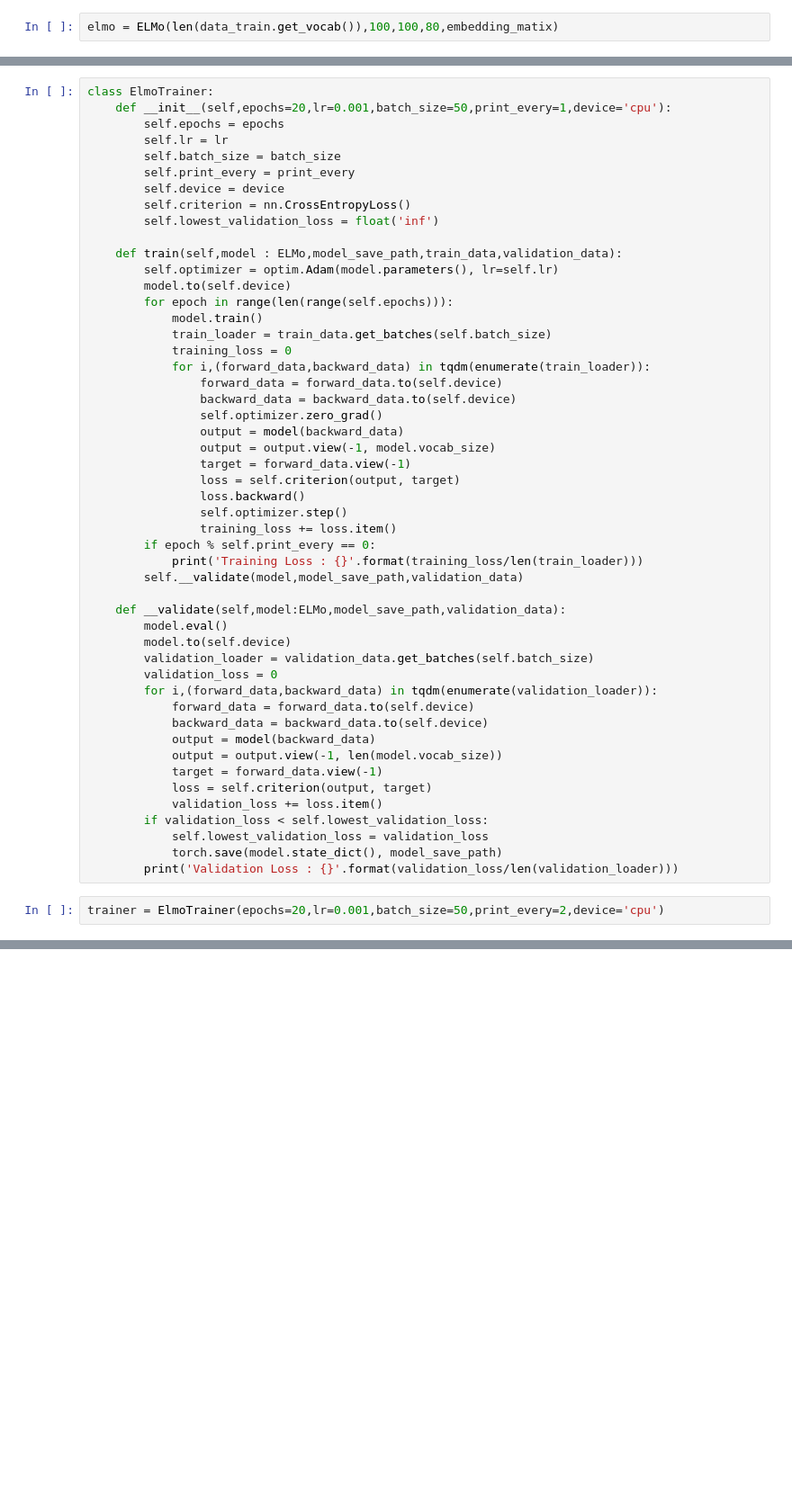
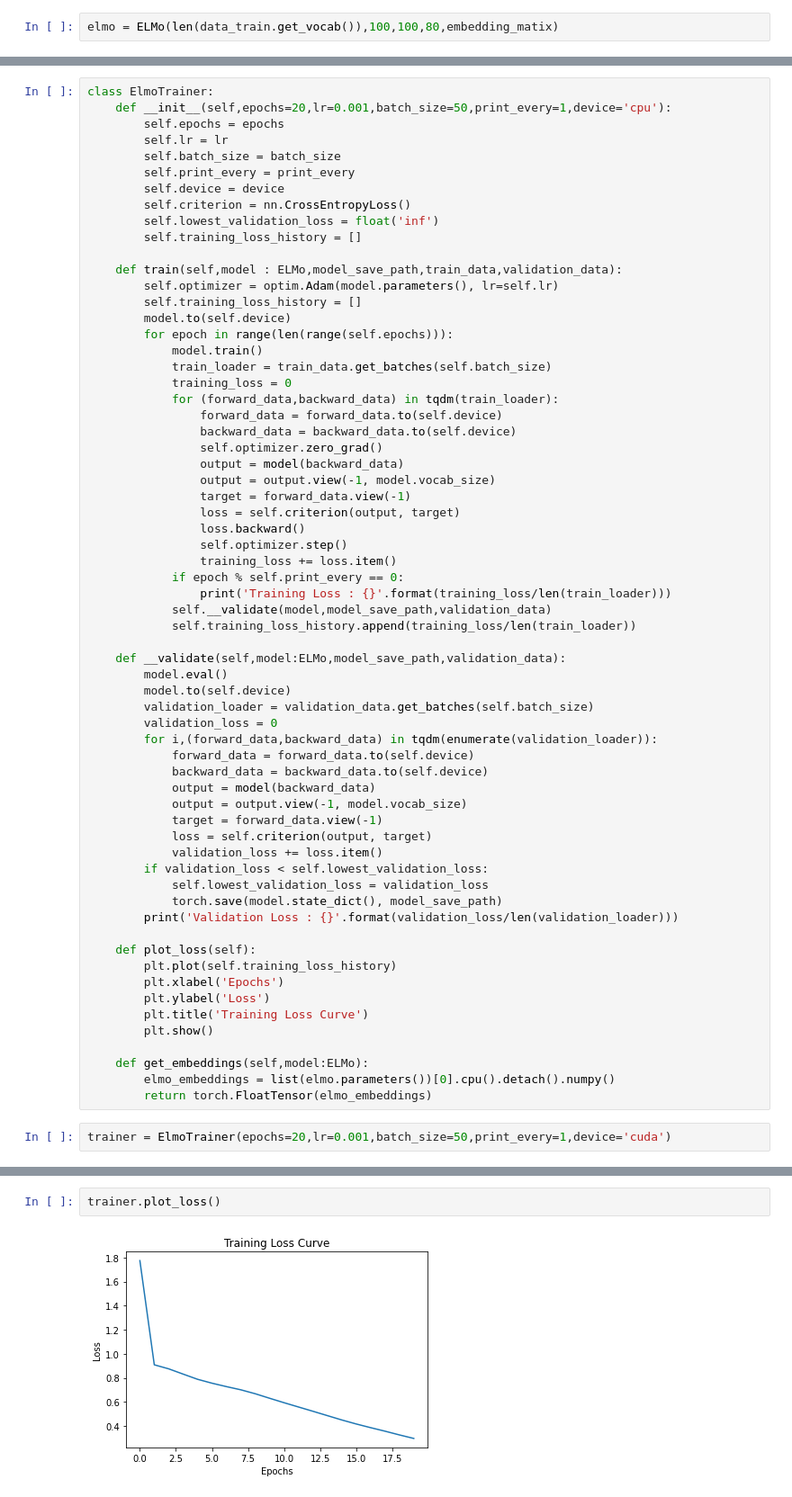
Before and after one commit to soumodiptab/Intro-to-NLP, a Jupyter notebook: assignment-4/experiment.ipynb, the cells around one changed output, grey strips where cells are left out. Shown at 90% size. Saved outputs shown, nothing was run; the diff lists cells and outputs as text; blank space fills up the shorter version.

```diff
--- a/assignment-4/experiment.ipynb
+++ b/assignment-4/experiment.ipynb
@@ -309,15 +338,17 @@ class ElmoTrainer:
         self.device = device
         self.criterion = nn.CrossEntropyLoss()
         self.lowest_validation_loss = float('inf')
+        self.training_loss_history = []
 
     def train(self,model : ELMo,model_save_path,train_data,validation_data):
         self.optimizer = optim.Adam(model.parameters(), lr=self.lr)
+        self.training_loss_history = []
         model.to(self.device)
         for epoch in range(len(range(self.epochs))):
             model.train()
             train_loader = train_data.get_batches(self.batch_size)
             training_loss = 0
-            for i,(forward_data,backward_data) in tqdm(enumerate(train_loader)):
+            for (forward_data,backward_data) in tqdm(train_loader):
                 forward_data = forward_data.to(self.device)
                 backward_data = backward_data.to(self.device)
                 self.optimizer.zero_grad()
@@ -328,9 +359,10 @@ class ElmoTrainer:
                 loss.backward()
                 self.optimizer.step()
                 training_loss += loss.item()
-        if epoch % self.print_every == 0:
-            print('Training Loss : {}'.format(training_loss/len(train_loader)))
-        self.__validate(model,model_save_path,validation_data)
+            if epoch % self.print_every == 0:
+                print('Training Loss : {}'.format(training_loss/len(train_loader)))
+            self.__validate(model,model_save_path,validation_data)
+            self.training_loss_history.append(training_loss/len(train_loader))
 
     def __validate(self,model:ELMo,model_save_path,validation_data):
         model.eval()
@@ -341,7 +373,7 @@ class ElmoTrainer:
             forward_data = forward_data.to(self.device)
             backward_data = backward_data.to(self.device)
             output = model(backward_data)
-            output = output.view(-1, len(model.vocab_size))
+            output = output.view(-1, model.vocab_size)
             target = forward_data.view(-1)
             loss = self.criterion(output, target)
             validation_loss += loss.item()
@@ -349,8 +381,19 @@ class ElmoTrainer:
             self.lowest_validation_loss = validation_loss
             torch.save(model.state_dict(), model_save_path)
         print('Validation Loss : {}'.format(validation_loss/len(validation_loader)))
+
+    def plot_loss(self):
+        plt.plot(self.training_loss_history)
+        plt.xlabel('Epochs')
+        plt.ylabel('Loss')
+        plt.title('Training Loss Curve')
+        plt.show()
+
+    def get_embeddings(self,model:ELMo):
+        elmo_embeddings = list(elmo.parameters())[0].cpu().detach().numpy()
+        return torch.FloatTensor(elmo_embeddings)
 # %%
-trainer = ElmoTrainer(epochs=20,lr=0.001,batch_size=50,print_every=2,device='cpu')
+trainer = ElmoTrainer(epochs=20,lr=0.001,batch_size=50,print_every=1,device='cuda')
 # %%
 trainer.train(elmo,'model/elmo.pt',data_train,data_validation)
 # %% [output]
@@ -358,0 +418,4 @@ Error:
+# %%
+trainer.plot_loss()
+# %% [output]
+[figure, added]
```
Also changed, not shown: parts of 25 cells of this notebook, 7 other files.
